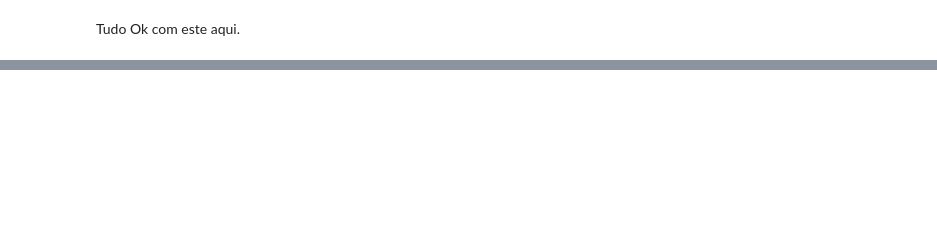
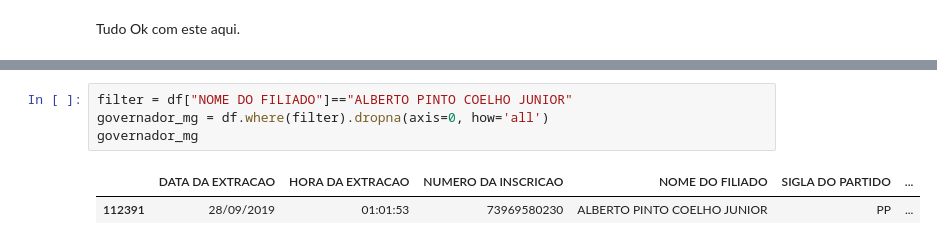
Before and after one commit to pedreirodelima/MG_Filiados, a Jupyter notebook: MG Filiados.ipynb, the cells around one changed output, grey strips where cells are left out. Cells and saved outputs as stored; diff of their text form; blank space fills up the shorter version.

```diff
--- a/MG Filiados.ipynb
+++ b/MG Filiados.ipynb
@@ -465,0 +478,7 @@ Tudo Ok com este aqui.
+# %%
+filter = df["NOME DO FILIADO"]=="ALBERTO PINTO COELHO JUNIOR"
+governador_mg = df.where(filter).dropna(axis=0, how='all')
+governador_mg
+# %% [output]
+|  | DATA DA EXTRACAO | HORA DA EXTRACAO | NUMERO DA INSCRICAO | NOME DO FILIADO | SIGLA DO PARTIDO | ... |
+| 112391 | 28/09/2019 | 01:01:53 | 73969580230 | ALBERTO PINTO COELHO JUNIOR | PP | ... |
```
Also changed, not shown: parts of 9 cells of this notebook.
